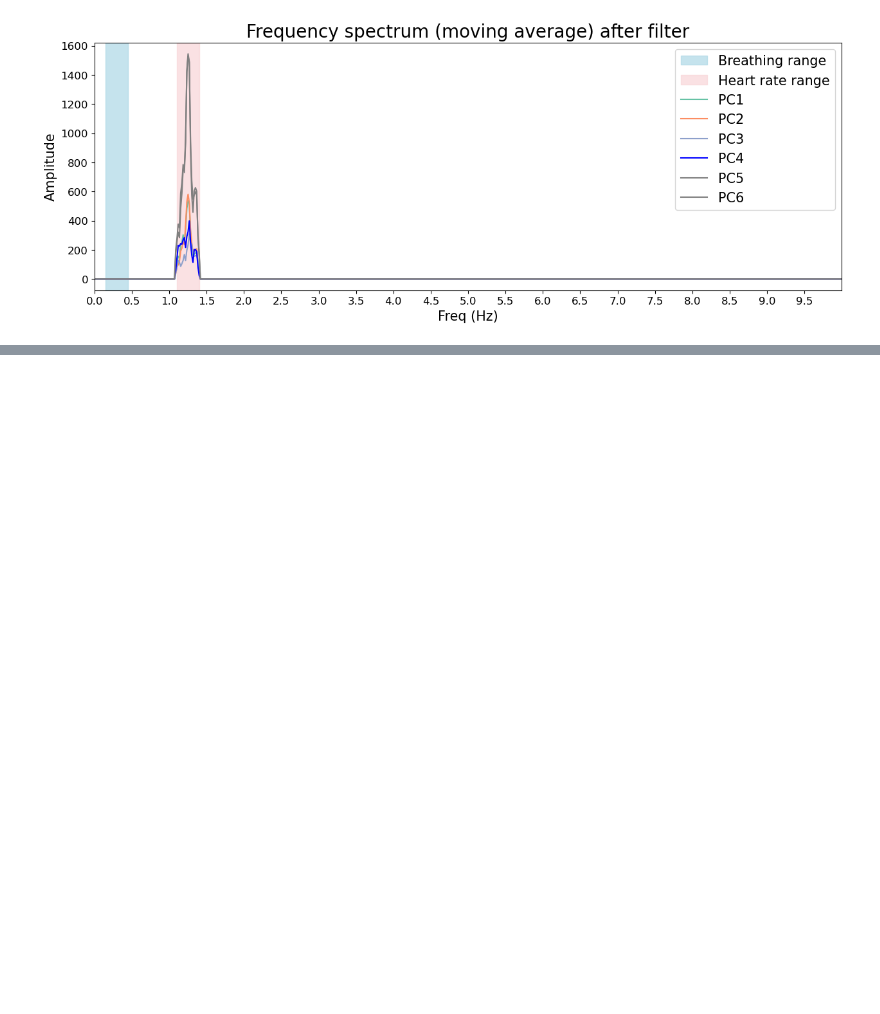
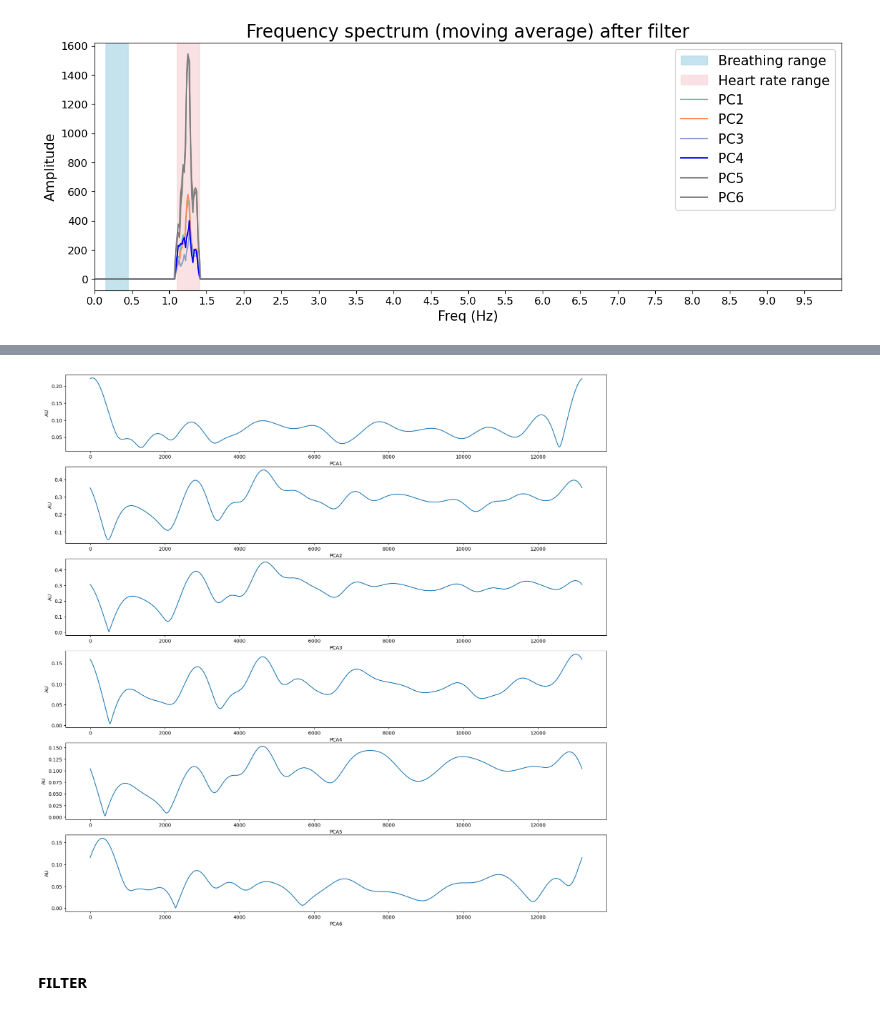
Before and after one commit to paololapo/HeartRateEstimation, a Jupyter notebook: Testing/Total_project.ipynb, the cells around one changed output, grey strips where cells are left out. Drawn from its saved outputs; the diff is of its cells as text; code cells hidden in the pictures; blank space fills up the shorter version.

```diff
--- a/Testing/Total_project.ipynb
+++ b/Testing/Total_project.ipynb
@@ -211,8 +192,9 @@ sns.pairplot(pd.DataFrame(data_after_pca[:,0:most_important_features_number]))
 <seaborn.axisgrid.PairGrid at 0x...>
 [figure]
 # %%
+"""
 column_names = []
-for i in range(1,14):
+for i in range(0, data_after_pca.shape[1]):
     column_names.append('Feature '+str(i))
 data_after_pca_dataframe = pd.DataFrame(data_after_pca, columns=column_names)
 description = data_after_pca_dataframe.describe()
@@ -220,6 +202,7 @@ description = description.append(pd.DataFrame(data_after_pca_dataframe.median(ax
 description = description.append(pd.DataFrame(data_after_pca_dataframe.std(axis=0)**2, columns=['variance']).T)
 print(description[column_names[0:5]])
 print(description[column_names[5:10]])
+"""
 # %% [output]
 AttributeError: 'DataFrame' object has no attribute 'append'
 # %%
@@ -371,0 +350,12 @@ Text(0.5, 0, 'Time')
+# %%
+fig, ax = plt.subplots(inversed_sig_fft.shape[1], 1, figsize=(20, 20))
+
+for i in range(inversed_sig_fft.shape[1]):
+    x_label = "PCA" + str(i + 1)
+    ax[i].plot(np.abs(inversed_sig_fft[:, i]))
+    ax[i].set_xlabel(x_label)
+    ax[i].set_ylabel("AU")
+# %% [output]
+[figure, added]
+# %% [markdown]
+#### FILTER
```
Also changed, not shown: parts of 13 cells of this notebook, 3 other files.
